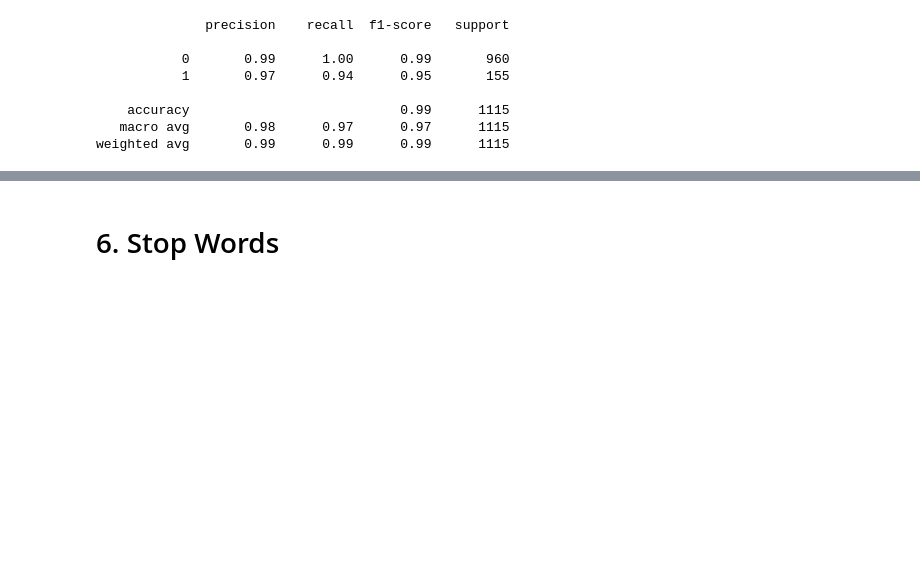
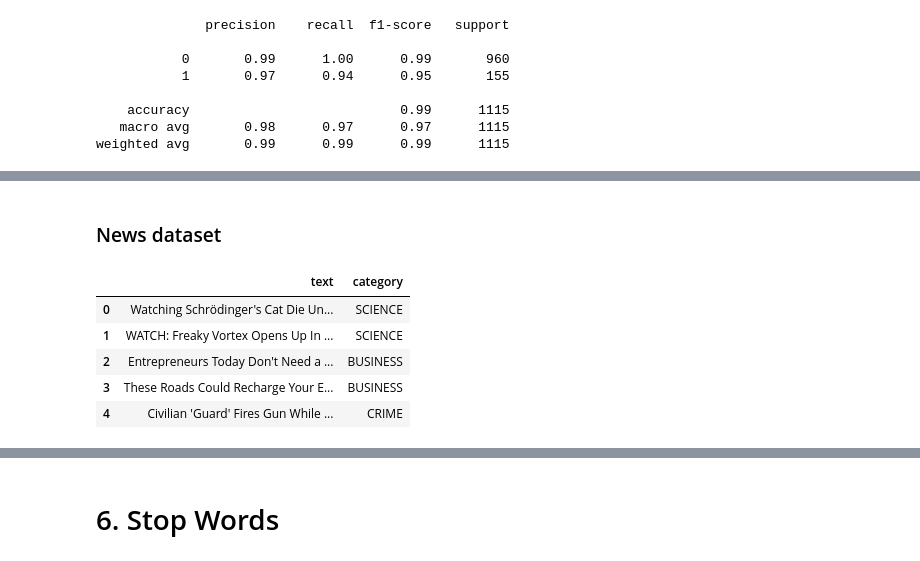
Before and after one commit to Dforouzanfar/Machine_Learning, a Jupyter notebook: 3. Applications/1. Text Mining/Spacy.ipynb, the cells around one changed output, grey strips where cells are left out. Drawn from its saved outputs; the diff is of its cells as text; code cells hidden in the pictures; blank space fills up the shorter version.

```diff
--- a/3. Applications/1. Text Mining/Spacy.ipynb
+++ b/3. Applications/1. Text Mining/Spacy.ipynb
@@ -513,0 +601,18 @@ weighted avg       0.99      0.99      0.99      1115
+# %% [markdown]
+### News dataset
+# %%
+with open("news_dataset.json", "wb") as f:
+  request = requests.get("https://raw.githubusercontent.com/Dforouzanfar/Machine_Learning/refs/heads/master/3.%20Applications/1.%20Text%20Mining/data/news.json")
+  f.write(request.content)
+
+df = pd.read_json('news_dataset.json')
+df.head()
+# %%
+df.head()
+# %% [output]
+|  | text | category |
+| 0 | Watching Schrödinger's Cat Die Un... | SCIENCE |
+| 1 | WATCH: Freaky Vortex Opens Up In ... | SCIENCE |
+| 2 | Entrepreneurs Today Don't Need a ... | BUSINESS |
+| 3 | These Roads Could Recharge Your E... | BUSINESS |
+| 4 | Civilian 'Guard' Fires Gun While ... | CRIME |
```
Also changed, not shown: parts of 28 cells of this notebook.
